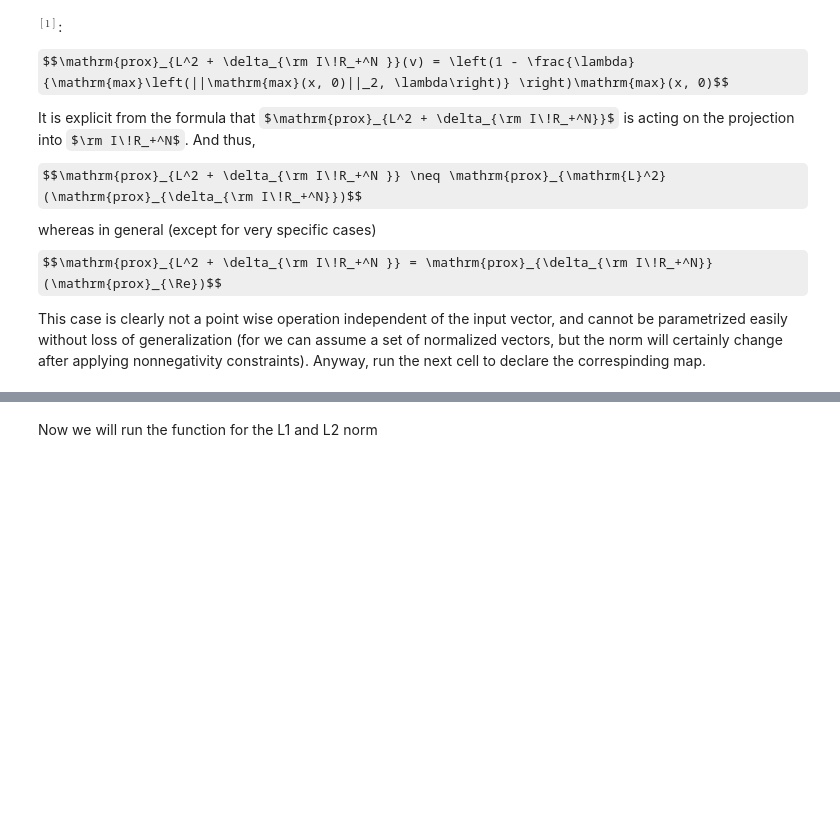
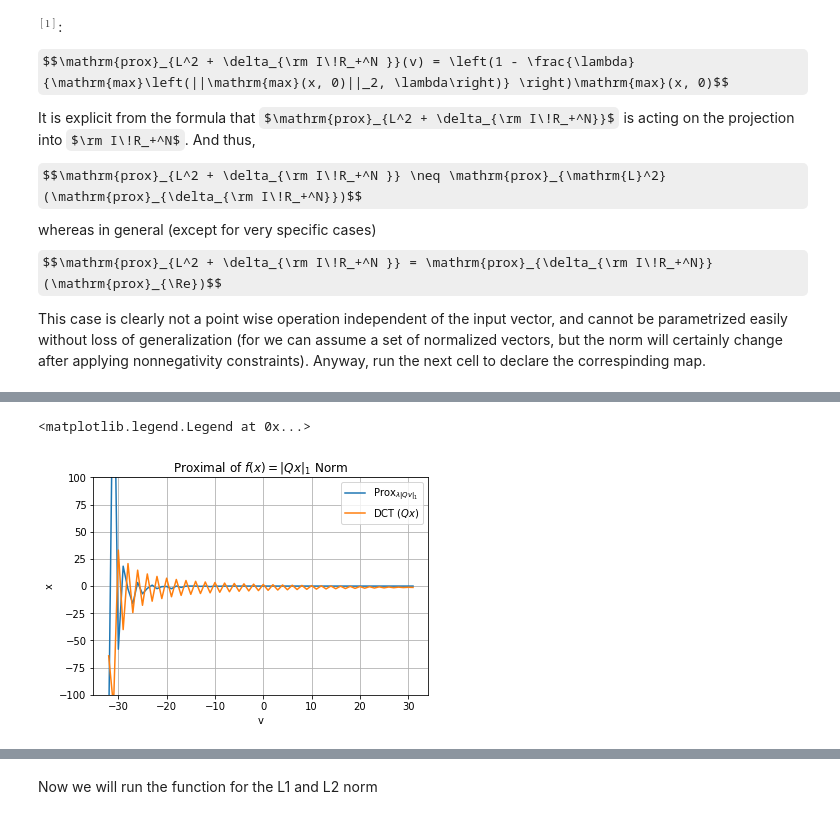
Before and after one commit to Alejandro-1996/ProximalOperatorsProject, a Jupyter notebook: code/Main.ipynb, the cells around one changed output, grey strips where cells are left out. Drawn from its saved outputs; the diff is of its cells as text; code cells hidden in the pictures; some formulas as TeX source; blank space fills up the shorter version.

```diff
--- a/code/Main.ipynb
+++ b/code/Main.ipynb
@@ -279,0 +301,28 @@ l2_plus_nonneg_prox = lambda x, lamb: (1 - lamb/(max(np.linalg.norm(np.maximum(x
+# %%
+# Declare prox as a function of x (vector), Q (Matrix), lamb (parameter)
+# l1_DCT_prox = lambda x, Q, lamb: Q.T @ np.sign(Q@x) * np.maximum(np.abs(Q@x) - lamb, 0)
+def DCT_l1_prox(v, lamb):
+    Q = scipy.fftpack.dct(np.eye(len(v)), norm = 'ortho')
+    return Q.T @ np.sign(Q@v) * np.maximum(np.abs(Q@v) - lamb, 0)
+
+n = 64
+v = np.arange(-n/2, n/2)
+Q = scipy.fftpack.dct(np.eye(n), norm = 'ortho')
+lamb = 5
+
+plt.figure()
+plt.title('Proximal of $f(x) = \|Qx\|_1$ Norm')
+plt.grid()
+plt.xlabel('v')
+plt.ylabel('x')
+# plt.axvline(lamb, color='r', linewidth=0.5, label='\u03bb')
+# plt.axvline(-lamb, color='r', linewidth=0.5, label='-\u03bb')
+plt.plot(v, DCT_l1_prox(v, lamb), label = '$\mathrm{Prox}_{\lambda \|Qv\|_1}$')
+plt.plot(v, Q@v, label = 'DCT ($Qx$)')
+plt.ylim([-100, 100])
+# plt.plot(v, list(map(l1_prox, Q@v, np.ones_like(v)*lamb)), label = '$\mathrm{prox}_{\lambda\|Qx\|}$')
+
+plt.legend()
+# %% [output]
+<matplotlib.legend.Legend at 0x...>
+[figure, added]
```
Also changed, not shown: parts of 14 cells of this notebook, 4 other files.
